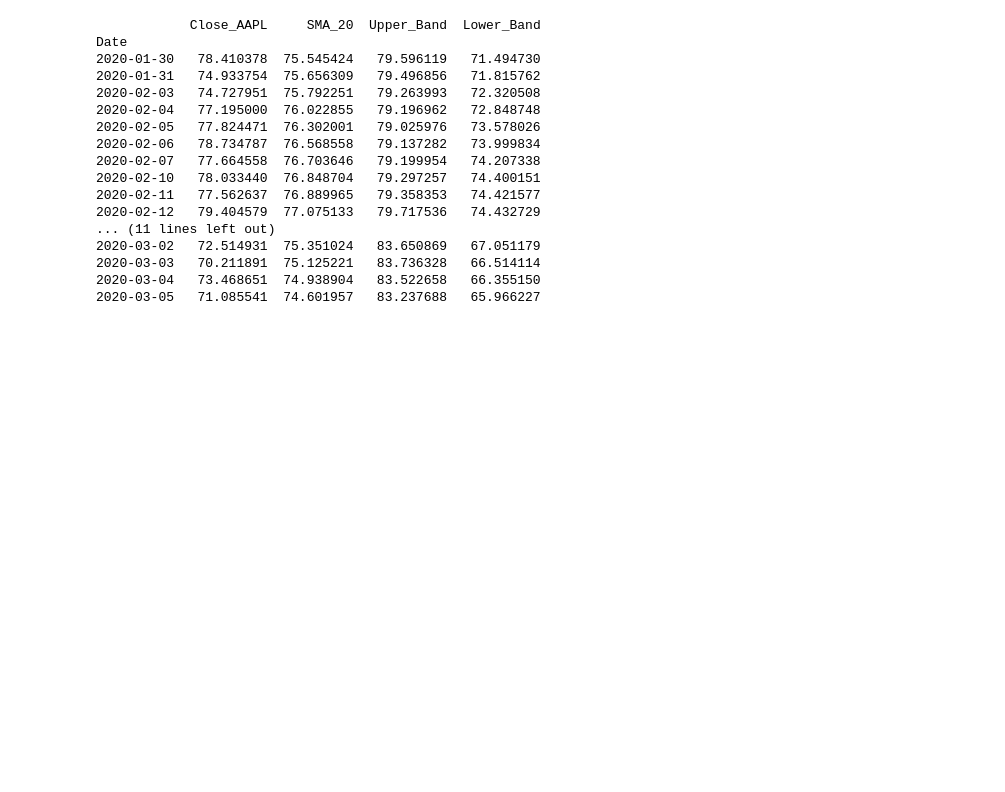
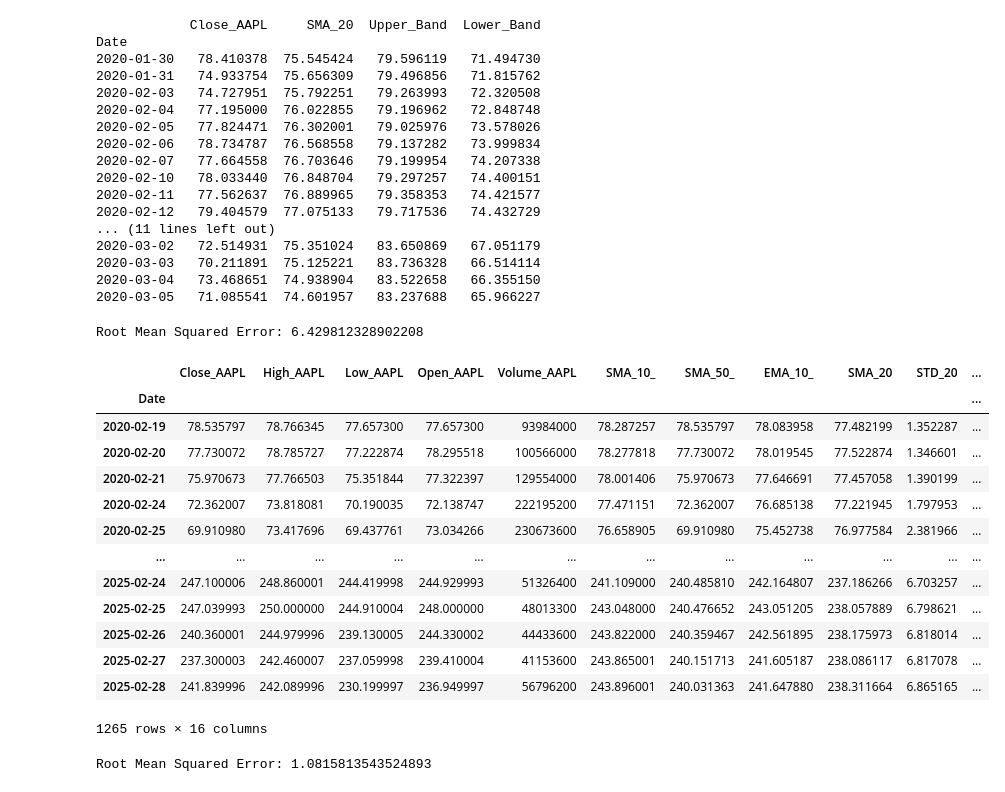
Before and after one commit to kankekarsaurabh/project, a Jupyter notebook: stock.ipynb, the cells around one changed output. Saved outputs shown, nothing was run; the diff lists cells and outputs as text; code cells hidden in the pictures; blank space fills up the shorter version.

```diff
--- a/stock.ipynb
+++ b/stock.ipynb
@@ -256,3 +256,9 @@ model.fit(X_train,Y_train)
 #Make predictions on the test set
 
 Y_pred=model.predict(X_test)
+# %%
+# Compute RMSE correctly
+rmse = mean_squared_error(Y_test, Y_pred) ** 0.5
+print(f"Root Mean Squared Error: {rmse}")
+# %% [output]
+Root Mean Squared Error: 6.429812328902208
@@ -258,0 +273,17 @@ Y_pred=model.predict(X_test)
+# %%
+stock_data.dropna()
+# %% [output]
+|  | Close_AAPL | High_AAPL | Low_AAPL | Open_AAPL | Volume_AAPL | SMA_10_ | SMA_50_ | EMA_10_ | SMA_20 | STD_20 | ... |
+| Date |  |  |  |  |  |  |  |  |  |  | ... |
+| 2020-02-19 | 78.535797 | 78.766345 | 77.657300 | 77.657300 | 93984000 | 78.287257 | 78.535797 | 78.083958 | 77.482199 | 1.352287 | ... |
+| 2020-02-20 | 77.730072 | 78.785727 | 77.222874 | 78.295518 | 100566000 | 78.277818 | 77.730072 | 78.019545 | 77.522874 | 1.346601 | ... |
+| 2020-02-21 | 75.970673 | 77.766503 | 75.351844 | 77.322397 | 129554000 | 78.001406 | 75.970673 | 77.646691 | 77.457058 | 1.390199 | ... |
+| 2020-02-24 | 72.362007 | 73.818081 | 70.190035 | 72.138747 | 222195200 | 77.471151 | 72.362007 | 76.685138 | 77.221945 | 1.797953 | ... |
+| 2020-02-25 | 69.910980 | 73.417696 | 69.437761 | 73.034266 | 230673600 | 76.658905 | 69.910980 | 75.452738 | 76.977584 | 2.381966 | ... |
+| ... | ... | ... | ... | ... | ... | ... | ... | ... | ... | ... | ... |
+| 2025-02-24 | 247.100006 | 248.860001 | 244.419998 | 244.929993 | 51326400 | 241.109000 | 240.485810 | 242.164807 | 237.186266 | 6.703257 | ... |
+| 2025-02-25 | 247.039993 | 250.000000 | 244.910004 | 248.000000 | 48013300 | 243.048000 | 240.476652 | 243.051205 | 238.057889 | 6.798621 | ... |
+| 2025-02-26 | 240.360001 | 244.979996 | 239.130005 | 244.330002 | 44433600 | 243.822000 | 240.359467 | 242.561895 | 238.175973 | 6.818014 | ... |
+| 2025-02-27 | 237.300003 | 242.460007 | 237.059998 | 239.410004 | 41153600 | 243.865001 | 240.151713 | 241.605187 | 238.086117 | 6.817078 | ... |
+| 2025-02-28 | 241.839996 | 242.089996 | 230.199997 | 236.949997 | 56796200 | 243.896001 | 240.031363 | 241.647880 | 238.311664 | 6.865165 | ... |
+1265 rows × 16 columns
@@ -258,0 +292,27 @@ Y_pred=model.predict(X_test)
+# %%
+
+# Drop NaN values from rolling calculations
+stock_data = stock_data.dropna()
+
+# Define features and target variable
+features = ["SMA_20", "Upper_Band", "Lower_Band", "EMA_20", "RSI_14", "MACD", "Momentum_10", "Volume_AAPL"]
+target = "Close_AAPL"
+
+X = stock_data[features]
+y = stock_data[target]
+
+# Split into training and testing sets
+X_train, X_test, y_train, y_test = train_test_split(X, y, test_size=0.2, random_state=42)
+
+# Train a simple Linear Regression model
+model = LinearRegression()
+model.fit(X_train, y_train)
+
+# Make predictions
+y_pred = model.predict(X_test)
+
+# Evaluate the model
+rmse = mean_squared_error(y_test, y_pred)**0.05
+print(f"Root Mean Squared Error: {rmse}")
+# %% [output]
+Root Mean Squared Error: 1.0815813543524893
```
Also changed, not shown: parts of 6 cells of this notebook.
